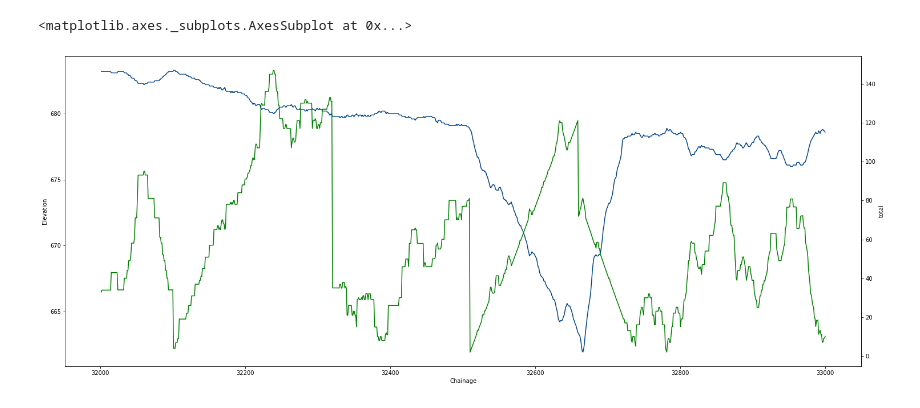
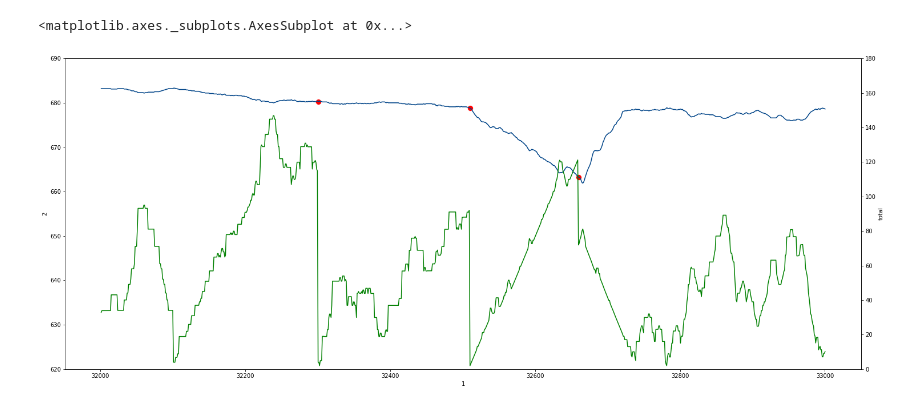
Before and after one commit to thomasgnyra/Pipeline-Spill-Calculator, a Jupyter notebook: Valve_maker_pipeline_leak_calculator.ipynb, the cells around one changed output. Drawn from its saved outputs; the diff is of its cells as text; code cells hidden in the pictures.

```diff
--- a/Valve_maker_pipeline_leak_calculator.ipynb
+++ b/Valve_maker_pipeline_leak_calculator.ipynb
@@ -25,9 +27,16 @@ df['distance between points'] = (df['Chainage delta']**2 + df['Elevation delta']
 dfsave = df
 print(len(dfsave.index))
 
-df1 = df[:320] #valve 1
-df2 = df[320:510].reset_index() #valve 2
-df3 = df[510:660].reset_index() #valve 3
+
+df1 = df[:300] #valve 1
+df2 = df[300:510].reset_index() #valve 2 at 300
+df3 = df[510:660].reset_index() #valve 3 at 510
 df4 = df[660:].reset_index()
+
+valve_loc = [[300, df.iloc[300,0], df.iloc[300,1]], [510, df.iloc[510,0], df.iloc[510,1]], [660, df.iloc[660,0], df.iloc[660,1]]]
+
+
+dfvaloc = pd.DataFrame(valve_loc)
+dfvaloc.head()
 # %% [output]
 1002
@@ -73,12 +86,16 @@ Wall time: 3.99 s
 # %%
 df = pd.concat([df1,df2,df3,df4]) #build sheet again
 
 
 fig, ax1 = plt.subplots(figsize=(25,10))
+ax1.set(ylim=(620, 690))
+
 ax2 = ax1.twinx()
+ax2.set(ylim=(0, 180))
 
 sns.lineplot(x="Chainage", y="Elevation", data=df, ax=ax1, color='#004488')
+sns.scatterplot(x=1, y=2, data=dfvaloc, ax=ax1, color='r', s=100)
 sns.lineplot(x="Chainage", y="total", data=df, ax=ax2, color='g')
 # %% [output]
 <matplotlib.axes._subplots.AxesSubplot at 0x...>
-[figure, old version]
+[figure, new version]
```
Also changed, not shown: parts of 3 cells of this notebook.
